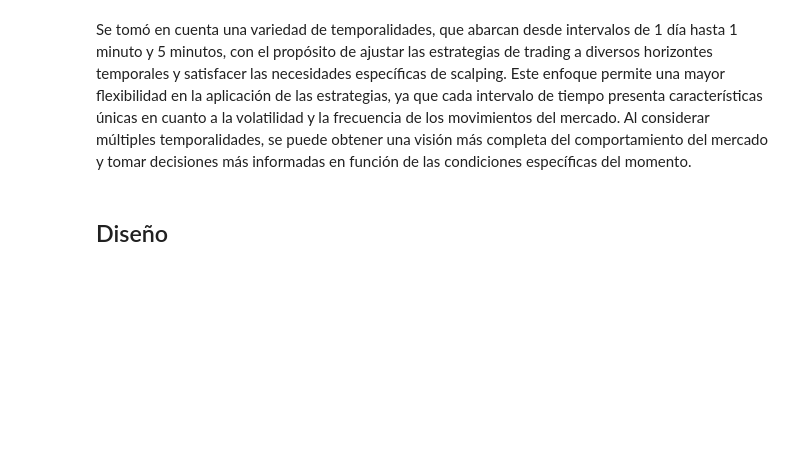
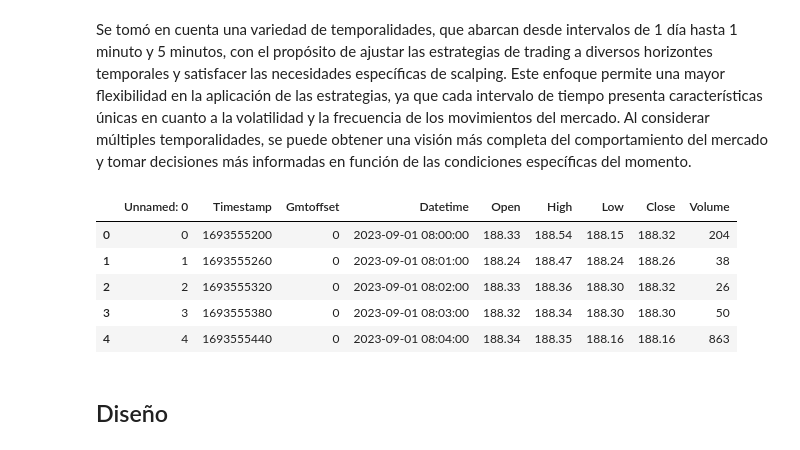
Before and after one commit to luciacrraz/Trading, a Jupyter notebook: Report_TA.ipynb, the cells around one changed output. Cells and saved outputs as stored; diff of their text form; code cells hidden in the pictures; blank space fills up the shorter version.

```diff
--- a/Report_TA.ipynb
+++ b/Report_TA.ipynb
@@ -42,7 +36,16 @@ TA-Lib se utilizó por su amplia variedad de funciones para calcular indicadores
 Se tomó en cuenta una variedad de temporalidades, que abarcan desde intervalos de 1 día hasta 1 minuto y 5 minutos, con el propósito de ajustar las estrategias de trading a diversos horizontes temporales y satisfacer las necesidades específicas de scalping. Este enfoque permite una mayor flexibilidad en la aplicación de las estrategias, ya que cada intervalo de tiempo presenta características únicas en cuanto a la volatilidad y la frecuencia de los movimientos del mercado. Al considerar múltiples temporalidades, se puede obtener una visión más completa del comportamiento del mercado y tomar decisiones más informadas en función de las condiciones específicas del momento.
 # %%
 #Preparamos nuestros datasets
-files = ['data/aapl_1m_test.csv', 'data/aapl_5m_test.csv', 'data/aapl_1h_test.csv', 'data/aapl_1d_test.csv']
+data_1m_test = pd.read_csv(file_path2)
+data_1m_test = data_1m_test.dropna()
+data_1m_test.head()
+# %% [output]
+|  | Unnamed: 0 | Timestamp | Gmtoffset | Datetime | Open | High | Low | Close | Volume |
+| 0 | 0 | 1693555200 | 0 | 2023-09-01 08:00:00 | 188.33 | 188.54 | 188.15 | 188.32 | 204 |
+| 1 | 1 | 1693555260 | 0 | 2023-09-01 08:01:00 | 188.24 | 188.47 | 188.24 | 188.26 | 38 |
+| 2 | 2 | 1693555320 | 0 | 2023-09-01 08:02:00 | 188.33 | 188.36 | 188.30 | 188.32 | 26 |
+| 3 | 3 | 1693555380 | 0 | 2023-09-01 08:03:00 | 188.32 | 188.34 | 188.30 | 188.30 | 50 |
+| 4 | 4 | 1693555440 | 0 | 2023-09-01 08:04:00 | 188.34 | 188.35 | 188.16 | 188.16 | 863 |
 # %% [markdown]
 ## Diseño
 # %% [markdown]
```
Also changed, not shown: parts of 26 cells of this notebook, 1 other file.
